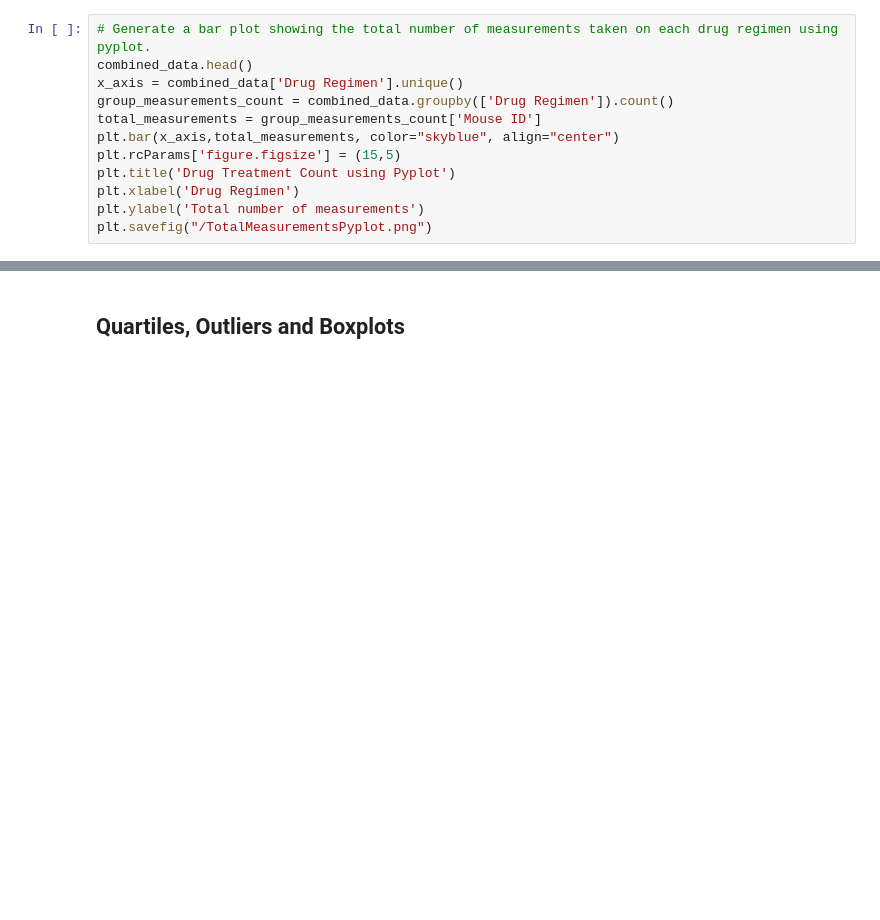
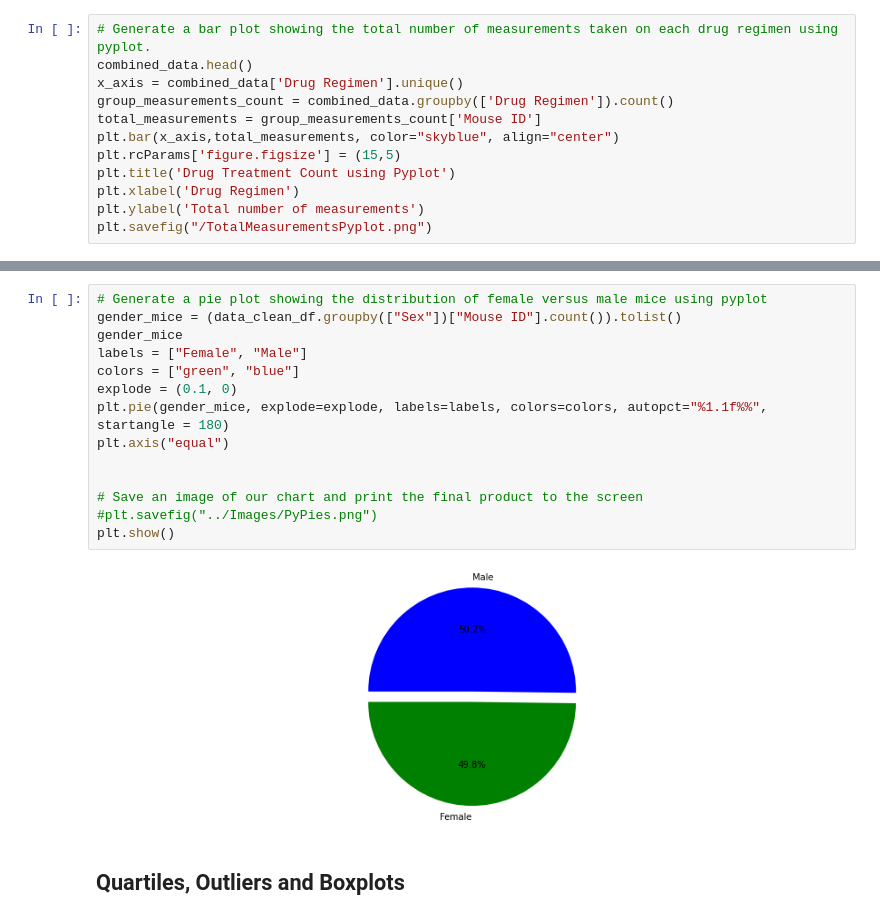
Before and after one commit to VijetaPuthran/Matplotlib, a Jupyter notebook: Pymaceuticals/pymaceuticals_starter.ipynb, the cells around one changed output, grey strips where cells are left out. Saved outputs shown, nothing was run; the diff lists cells and outputs as text; blank space fills up the shorter version.

```diff
--- a/Pymaceuticals/pymaceuticals_starter.ipynb
+++ b/Pymaceuticals/pymaceuticals_starter.ipynb
@@ -187,3 +196,19 @@ data_clean_df
+# %%
+# Generate a pie plot showing the distribution of female versus male mice using pyplot
+gender_mice = (data_clean_df.groupby(["Sex"])["Mouse ID"].count()).tolist()
+gender_mice
+labels = ["Female", "Male"]
+colors = ["green", "blue"]
+explode = (0.1, 0)
+plt.pie(gender_mice, explode=explode, labels=labels, colors=colors, autopct="%1.1f%%", startangle = 180)
+plt.axis("equal")
+
+
+# Save an image of our chart and print the final product to the screen
+#plt.savefig("../Images/PyPies.png")
+plt.show()
+# %% [output]
+[figure, added]
 # %% [markdown]
 ## Quartiles, Outliers and Boxplots
 # %%
```
Also changed, not shown: parts of 3 cells of this notebook, 1 other file.
